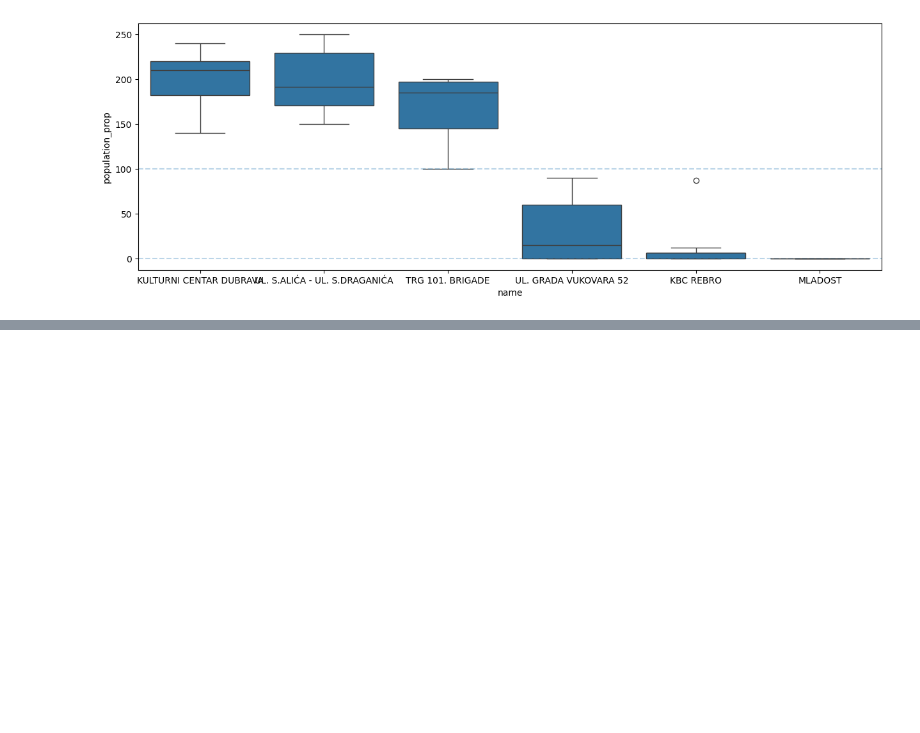
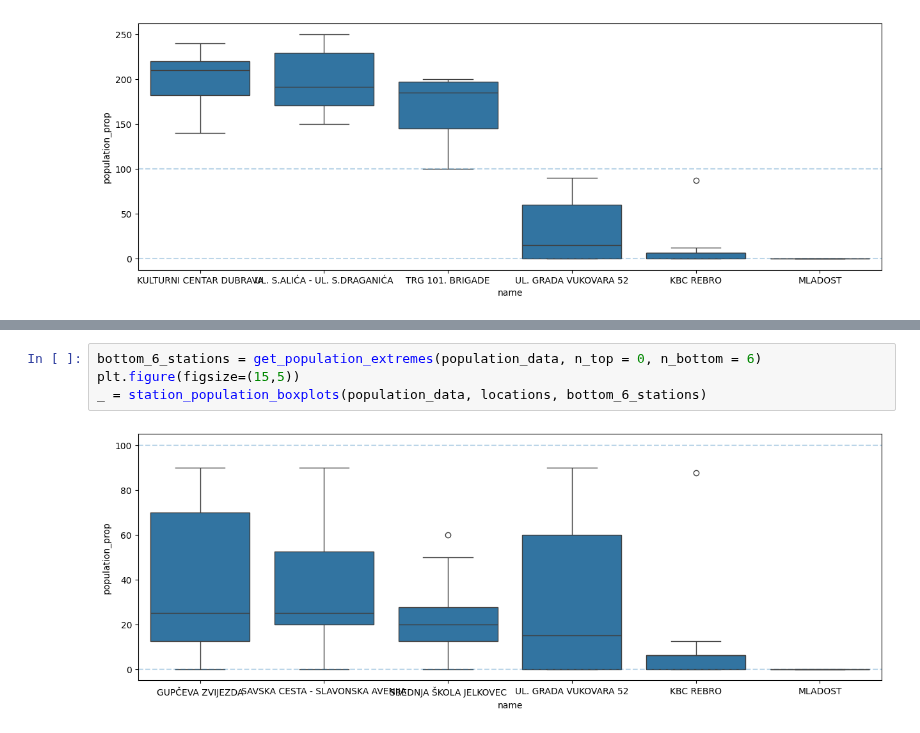
Before and after one commit to Mkranj/BajsBoard, a Jupyter notebook: notebooks/analyse_stations.ipynb, the cells around one changed output, grey strips where cells are left out. Cells and saved outputs as stored; diff of their text form; blank space fills up the shorter version.

```diff
--- a/notebooks/analyse_stations.ipynb
+++ b/notebooks/analyse_stations.ipynb
@@ -916,0 +943,6 @@ _ = ax.axhline(100, ls="--", alpha = 0.3)
+# %%
+bottom_6_stations = get_population_extremes(population_data, n_top = 0, n_bottom = 6)
+plt.figure(figsize=(15,5))
+_ = station_population_boxplots(population_data, locations, bottom_6_stations)
+# %% [output]
+[figure, added]
```
Also changed, not shown: parts of 4 cells of this notebook, 2 other files.
